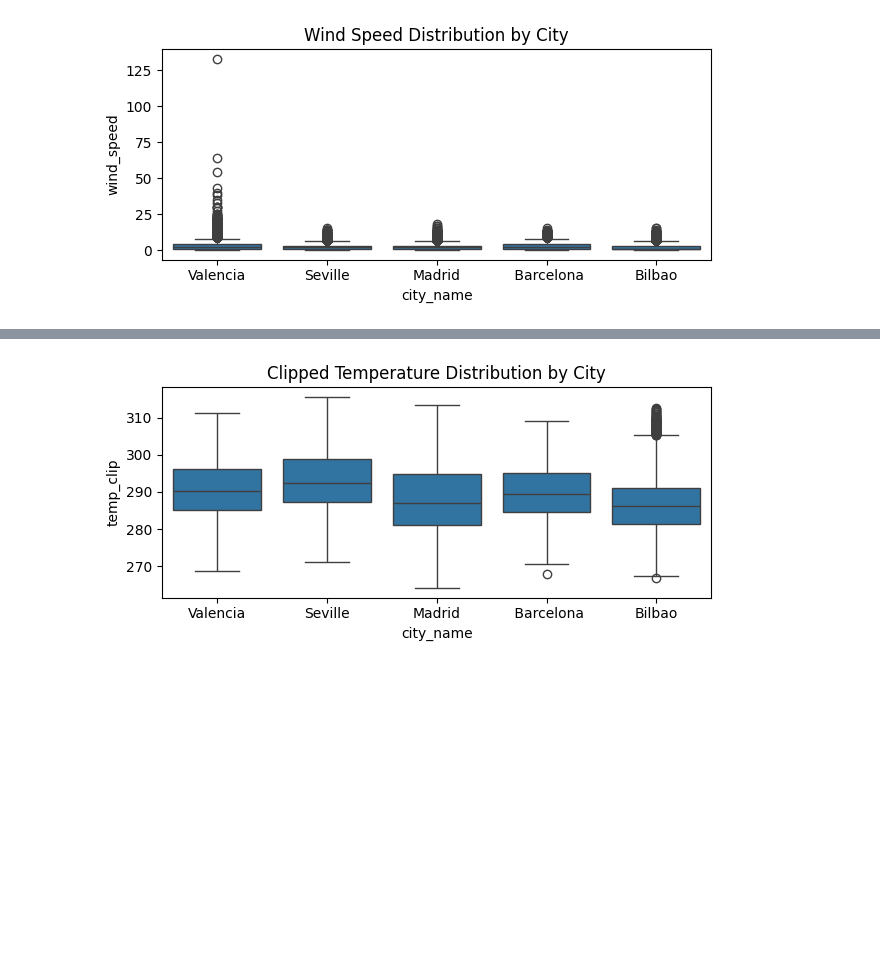
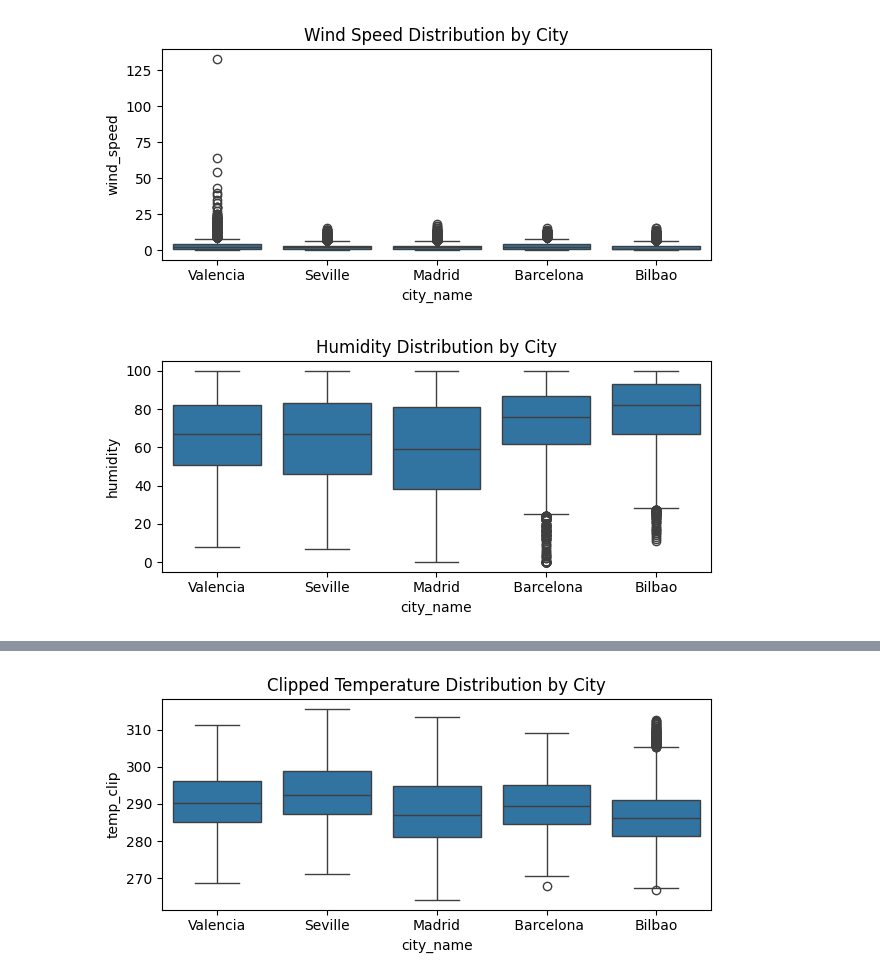
Before and after one commit to Jackson00Han/Energy_Market_Forecasting, a Jupyter notebook: hourly_energy_demand_forecasting.ipynb, the cells around one changed output, grey strips where cells are left out. Cells and saved outputs as stored; diff of their text form; code cells hidden in the pictures; blank space fills up the shorter version.

```diff
--- a/hourly_energy_demand_forecasting.ipynb
+++ b/hourly_energy_demand_forecasting.ipynb
@@ -759,3 +780,13 @@ plt.tight_layout()
 plt.show()
 # %% [output]
 [figure]
+# %%
+# visualization of humidity data
+plt.figure(figsize=(12, 8))
+plt.subplot(3, 2, 1)
+sns.boxplot(x='city_name', y='humidity', data=weather_data)
+plt.title('Humidity Distribution by City')
+plt.tight_layout()
+plt.show()
+# %% [output]
+[figure, added]
```
Also changed, not shown: parts of 15 cells of this notebook.
